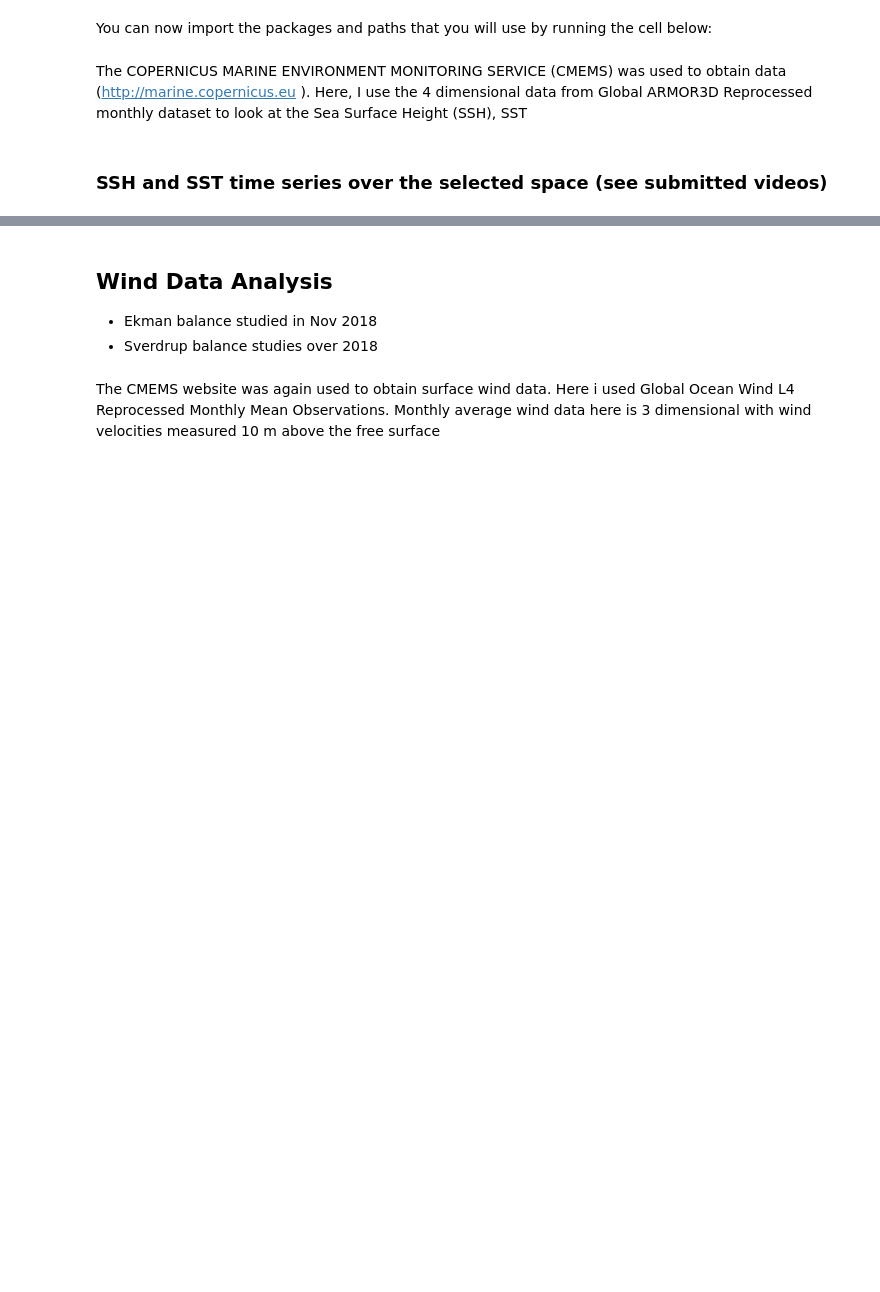
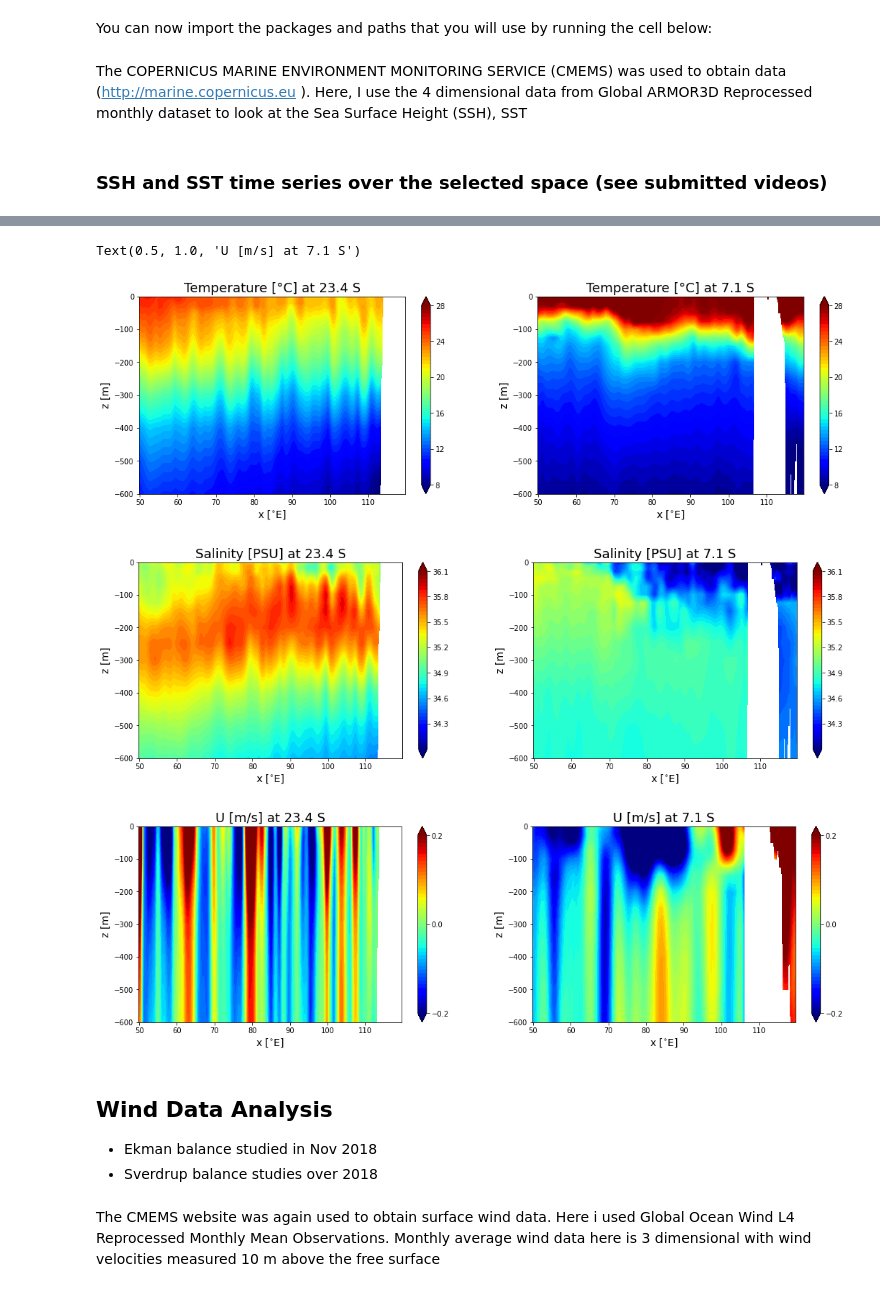
Before and after one commit to sakshamg94/CEE262I_OceanCirculation, a Jupyter notebook: final_project_II.ipynb, the cells around one changed output, grey strips where cells are left out. Drawn from its saved outputs; the diff is of its cells as text; code cells hidden in the pictures; blank space fills up the shorter version.

```diff
--- a/final_project_II.ipynb
+++ b/final_project_II.ipynb
@@ -140,3 +185,74 @@ out2,_ = (
+# %%
+lat1id = 66 #23.4degS tropic of Capricorn
+lat2id = -10 # 15deg S (7 S)
+lonStartId = 80
+lonEndID = 360
+lonIO = base_ds['longitude'][lonStartId:lonEndID].values
+zmaxid = 15
+zIO = -depth_base[:zmaxid].values
+
+##-------------------------------------------------------##
+temp1 = base_ds['to'][idg, :zmaxid, lat1id, lonStartId:lonEndID].values.T
+temp2 = base_ds['to'][idg, :zmaxid, lat2id, lonStartId:lonEndID].values.T
+lev_T = np.linspace(8,28,50)
+plt.figure(figsize=(18,5))
+plt.subplot(1,2,1)
+plt.contourf(lonIO, zIO, temp1.T, lev_T, cmap='jet', extend='both')
+plt.colorbar(ticks=[8, 12, 16, 20, 24, 28])
+plt.xlabel('x [$^{\circ}$E]', fontsize=14)
+plt.ylabel('z [m]', fontsize=14)
+plt.title('Temperature [°C] at {0:.1f} S'.format(-lat_ds[lat1id]), fontsize=18)
+
+plt.subplot(1,2,2)
+plt.contourf(lonIO, zIO, temp2.T, lev_T, cmap='jet', extend='both')
+plt.colorbar(ticks=[8, 12, 16, 20, 24, 28])
+plt.xlabel('x [$^{\circ}$E]', fontsize=14)
+plt.ylabel('z [m]', fontsize=14)
+plt.title('Temperature [°C] at {0:.1f} S'.format(-lat_ds[lat2id]), fontsize=18)
+
+##-------------------------------------------------------##
+sal1 = base_ds['so'][idg, :zmaxid, lat1id, lonStartId:lonEndID].values.T
+sal2 = base_ds['so'][idg, :zmaxid, lat2id, lonStartId:lonEndID].values.T
+lev_S = np.linspace(34,36.1,50)
+plt.figure(figsize=(18,5))
+plt.subplot(1,2,1)
+plt.contourf(lonIO, zIO, sal1.T, lev_S, cmap='jet', extend='both')
+plt.colorbar(ticks=[34.3, 34.6, 34.9, 35.2, 35.5, 35.8, 36.1])
+plt.xlabel('x [$^{\circ}$E]', fontsize=14)
+plt.ylabel('z [m]', fontsize=14)
+plt.title('Salinity [PSU] at {0:.1f} S'.format(-lat_ds[lat1id]), fontsize=18)
+
+plt.subplot(1,2,2)
+plt.contourf(lonIO, zIO, sal2.T, lev_S, cmap='jet', extend='both')
+plt.colorbar(ticks=[34.3, 34.6, 34.9, 35.2, 35.5, 35.8, 36.1])
+plt.xlabel('x [$^{\circ}$E]', fontsize=14)
+plt.ylabel('z [m]', fontsize=14)
+plt.title('Salinity [PSU] at {0:.1f} S'.format(-lat_ds[lat2id]), fontsize=18)
+
+
+##-------------------------------------------------------##
+ug1 = base_ds['ugo'][idg, :zmaxid, lat1id, lonStartId:lonEndID].values.T
+ug2 = base_ds['ugo'][idg, :zmaxid, lat2id, lonStartId:lonEndID].values.T
+lev_U = np.linspace(-0.2,0.2,50)
+plt.figure(figsize=(18,5))
+plt.subplot(1,2,1)
+plt.contourf(lonIO, zIO, ug1.T, lev_U, cmap='jet', extend='both')
+plt.colorbar(ticks=[-0.2, 0, 0.2])
+plt.xlabel('x [$^{\circ}$E]', fontsize=14)
+plt.ylabel('z [m]', fontsize=14)
+plt.title('U [m/s] at {0:.1f} S'.format(-lat_ds[lat1id]), fontsize=18)
+
+plt.subplot(1,2,2)
+plt.contourf(lonIO, zIO, ug2.T, lev_U, cmap='jet', extend='both')
+plt.colorbar(ticks=[-0.2, 0, 0.2])
+plt.xlabel('x [$^{\circ}$E]', fontsize=14)
+plt.ylabel('z [m]', fontsize=14)
+plt.title('U [m/s] at {0:.1f} S'.format(-lat_ds[lat2id]), fontsize=18)
+# %% [output]
+Text(0.5, 1.0, 'U [m/s] at 7.1 S')
+[figure, added]
+[figure, added]
+[figure, added]
 # %% [markdown]
 ## Wind Data Analysis
 - Ekman balance studied in Nov 2018
```
Also changed, not shown: parts of 5 cells of this notebook.
